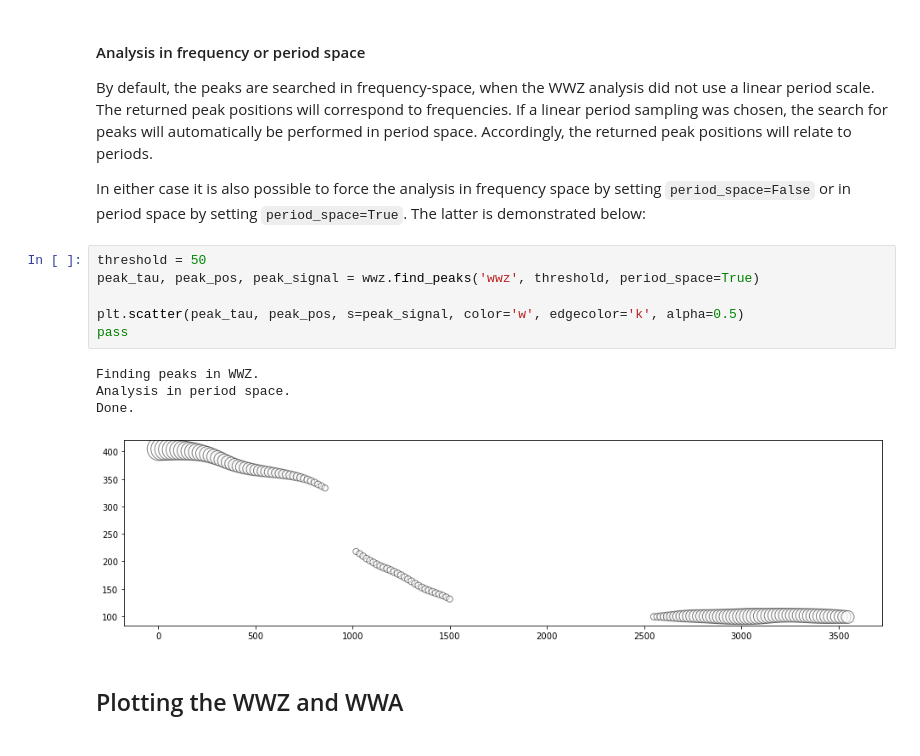
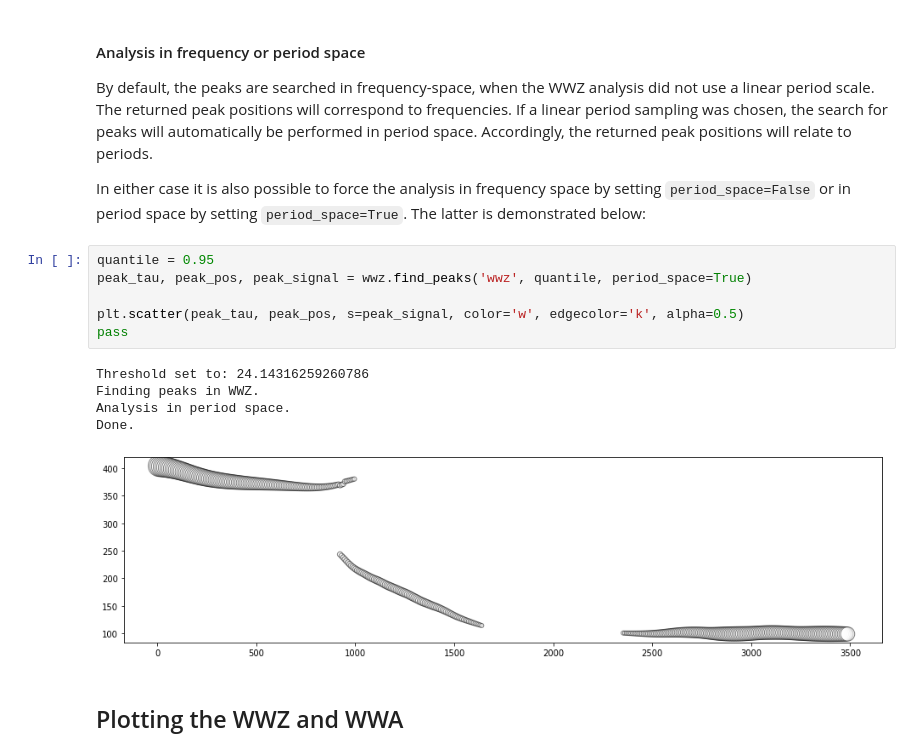
Before and after one commit to skiehl/wwz, a Jupyter notebook: Documentation.ipynb, the cells around one changed output. Saved outputs shown, nothing was run; the diff lists cells and outputs as text.

```diff
--- a/Documentation.ipynb
+++ b/Documentation.ipynb
@@ -613,16 +611,17 @@ By default, the peaks are searched in frequency-space, when the WWZ analysis did
 
 In either case it is also possible to force the analysis in frequency space by setting `period_space=False` or in period space by setting `period_space=True`. The latter is demonstrated below:
 # %%
-threshold = 50
-peak_tau, peak_pos, peak_signal = wwz.find_peaks('wwz', threshold, period_space=True)
+quantile = 0.95
+peak_tau, peak_pos, peak_signal = wwz.find_peaks('wwz', quantile, period_space=True)
 
 plt.scatter(peak_tau, peak_pos, s=peak_signal, color='w', edgecolor='k', alpha=0.5)
 pass
 # %% [output]
+Threshold set to: 24.14316259260786
 Finding peaks in WWZ.
 Analysis in period space.
 Done.
-[figure, old version]
+[figure, new version]
 # %% [markdown]
 ## Plotting the WWZ and WWA
 # %% [markdown]
```
Also changed, not shown: parts of 33 cells of this notebook, 1 other file.
